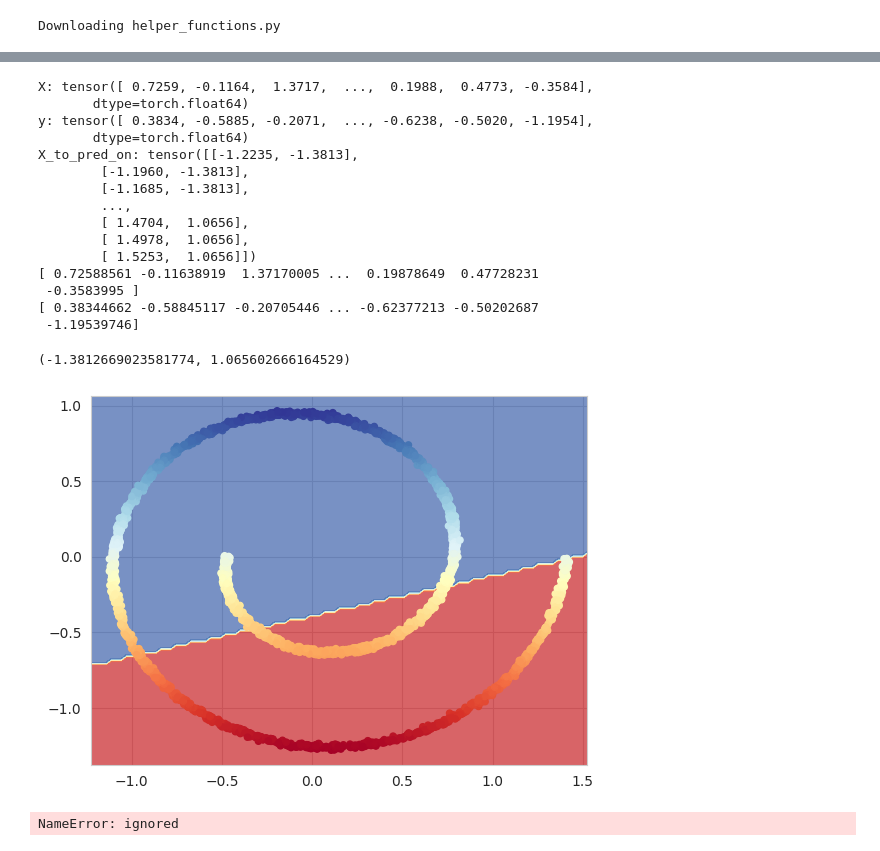
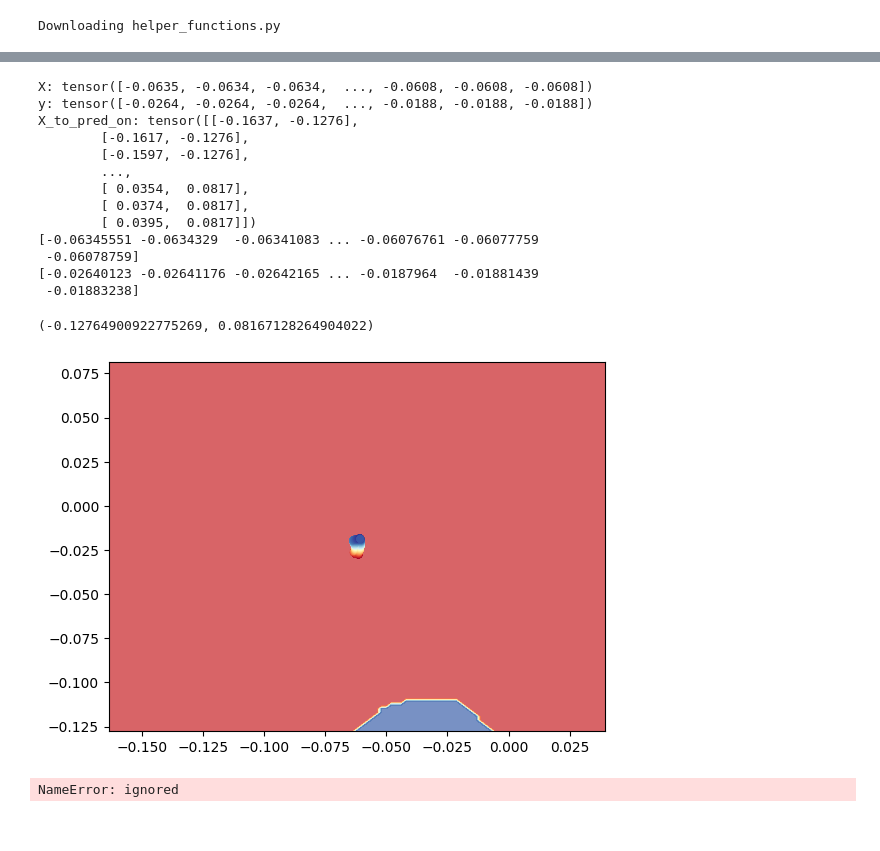
Before and after one commit to arturovallemacias/diffusion_models, a Jupyter notebook: reverse_me.ipynb, the cells around one changed output, grey strips where cells are left out. Cells and saved outputs as stored; diff of their text form; code cells hidden in the pictures.

```diff
--- a/reverse_me.ipynb
+++ b/reverse_me.ipynb
@@ -123,11 +128,11 @@ class DiffusionModel():
 
         t = t - 1 # Because we start indexing at 0
 
-        h = self.model(xt, t)
+        mu, h = self.model(xt, t)
         #epsilon = torch.randn_like(xt)
 
         #return mu, std, mu + epsilon * std # data ~ N(mu, std)
-        return h
+        return mu, h
 
 
     def sample(self, batch_size, device):
@@ -153,24 +158,24 @@ class DiffusionModel():
         """
 
         t = torch.randint(2, 40+1, (1,))
-
+        print(t)
         mu_q, sigma_q, xt = self.forward_process(x0, t)
 
-        h = self.reverse_process(xt.float(), t)
+        mu, h = self.reverse_process(xt.float(), t)
 
         #KL = torch.log(sigma_p) - torch.log(sigma_q) + (
             #sigma_q**2 + (mu_q - mu_p)**2) / (2 * sigma_p**2)
         #K = - KL.mean() # Should be maximized
         #loss = - K # Should be minimized
 
-        return mu_q
+        return mu, h
 # %%
 def train(diffusion_model, optimizer, batch_size, nb_epochs, device):
 
     training_loss = []
     for epoch in tqdm(range(nb_epochs)):
         x0 = sample_batch(batch_size).to(device)
-        h = diffusion_model.get_loss(x0)
+        mu, h = diffusion_model.get_loss(x0)
 
         #optimizer.zero_grad()
         #loss.backward()
@@ -186,21 +191,19 @@ def train(diffusion_model, optimizer, batch_size, nb_epochs, device):
             #plot(diffusion_model, f'figs/training_epoch_{epoch}.png', device)
 
     #return training_loss
-    return h
+    return mu, h
 # %%
 device = 'cuda'
-x0 = sample_batch(3000).to(device)
 mlp_model = MLP(hidden_dim=128).to(device)
 
-t = 20
+print(mlp_model)
 
-model = DiffusionModel(t, mlp_model, device)
-
-
+model = DiffusionModel(40, mlp_model, device)
 optimizer = torch.optim.Adam(mlp_model.parameters(), lr=1e-4)
 
 
-h = train(model, optimizer, 3000, 1, device)
+mu, h = train(model, optimizer, 3000, 1, device)
 
-print(h)
+print(mu.shape)
+print(h.shape)
 # %% [output]
@@ -217,7 +238,7 @@ MLP(
 
 
 mlp_model.to("cpu")
-X, y = h[:,0].to("cpu"), h[:,1].to("cpu")
+X, y = mu[:,0].to("cpu"), mu[:,1].to("cpu")
 
 print(f"X: {X}")
 print(f"y: {y}")
@@ -236,54 +257,54 @@ print(f"X_to_pred_on: {X_to_pred_on}")
 mlp_model.eval()
 
 with torch.inference_mode():
-    y_logits = mlp_model(X_to_pred_on,t)
+    #y_logits = mlp_model(X_to_pred_on,20)
+    mu, h = mlp_model(X_to_pred_on,13)
 
 
 if len(torch.unique(y)) > 2:
-    y_pred = torch.softmax(y_logits, dim=1).argmax(dim=1)  # mutli-class
+    #y_pred = torch.softmax(y_logits, dim=1).argmax(dim=1)  # mutli-class
+    y_pred = torch.softmax(mu, dim=1).argmax(dim=1)
 else:
-    y_pred = torch.round(torch.sigmoid(y_logits))  # binary
-
+    #y_pred = torch.round(torch.sigmoid(y_logits))  # binary
+    y_pred = torch.round(torch.sigmoid(mu))
 
 y_pred = y_pred.reshape(xx.shape).detach().numpy()
 
 Xn = X.detach().numpy()
 yn = y.detach().numpy()
 
 print(Xn)
 print(yn)
 
 plt.contourf(xx, yy, y_pred, cmap=plt.cm.RdYlBu, alpha=0.7)
 plt.scatter(Xn, yn, c=yn, s=20, cmap=plt.cm.RdYlBu)
 plt.xlim(xx.min(), xx.max())
 plt.ylim(yy.min(), yy.max())
 
 
 #plt.figure(figsize=(12, 6))
 #plt.subplot(1, 2, 1)
 #plt.title("mlp")
 #plot_decision_boundary(mlp_model, h[:,0], h[:,1])
 #plt.subplot(1, 2, 2)
 #plt.title("mlp")
 #plot_decision_boundary(mlp_model, h[:,0], h[:,1])
 # %% [output]
-X: tensor([ 0.7259, -0.1164,  1.3717,  ...,  0.1988,  0.4773, -0.3584],
-       dtype=torch.float64)
-y: tensor([ 0.3834, -0.5885, -0.2071,  ..., -0.6238, -0.5020, -1.1954],
-       dtype=torch.float64)
-X_to_pred_on: tensor([[-1.2235, -1.3813],
-        [-1.1960, -1.3813],
-        [-1.1685, -1.3813],
+X: tensor([-0.0635, -0.0634, -0.0634,  ..., -0.0608, -0.0608, -0.0608])
+y: tensor([-0.0264, -0.0264, -0.0264,  ..., -0.0188, -0.0188, -0.0188])
+X_to_pred_on: tensor([[-0.1637, -0.1276],
+        [-0.1617, -0.1276],
+        [-0.1597, -0.1276],
         ...,
-        [ 1.4704,  1.0656],
-        [ 1.4978,  1.0656],
-        [ 1.5253,  1.0656]])
-[ 0.72588561 -0.11638919  1.37170005 ...  0.19878649  0.47728231
- -0.3583995 ]
-[ 0.38344662 -0.58845117 -0.20705446 ... -0.62377213 -0.50202687
- -1.19539746]
+        [ 0.0354,  0.0817],
+        [ 0.0374,  0.0817],
+        [ 0.0395,  0.0817]])
+[-0.06345551 -0.0634329  -0.06341083 ... -0.06076761 -0.06077759
+ -0.06078759]
+[-0.02640123 -0.02641176 -0.02642165 ... -0.0187964  -0.01881439
+ -0.01883238]
-(-1.3812669023581774, 1.065602666164529)
+(-0.12764900922775269, 0.08167128264904022)
-[figure, old version]
+[figure, new version]
 # %%
 import seaborn as sns
 # Configuración de estilo de Seaborn (opcional)
```
Also changed, not shown: parts of 5 cells of this notebook.
